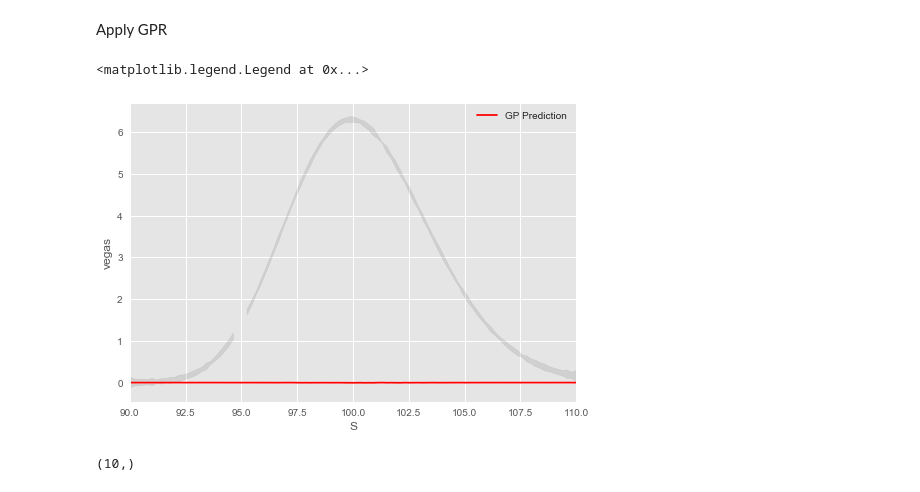
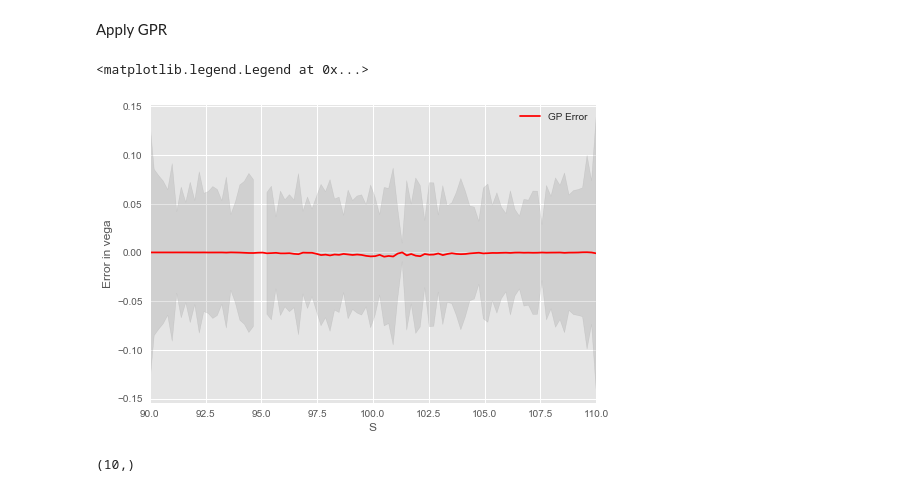
Before and after one commit to xiwenjin/Bayesian-modeling, a Jupyter notebook: fit GPs.ipynb, the cells around one changed output. Drawn from its saved outputs; the diff is of its cells as text; code cells hidden in the pictures.

```diff
--- a/fit GPs.ipynb
+++ b/fit GPs.ipynb
@@ -292,21 +292,21 @@ var = rbf(test_x).eval() - np.dot(v.T, v)
 # %%
 # plot with cov band
 up = predict_mean - 2 * (np.sqrt(np.diag(var)))   # 95% confident interval
 down = predict_mean + 2 * (np.sqrt(np.diag(var)))
 
 plt.figure(facecolor='white', edgecolor='black')
-plt.plot(test_x, predict_mean-test_y, color = 'red', label = 'GP Prediction')
+plt.plot(test_x, predict_mean-test_y, color = 'red', label = 'GP Error')
 #plt.plot(train_x, train_y, color = 'black', label = 'Analytical Model')
 #plt.scatter(test_x, test_y, s = 150, color = 'black', marker = "+")
-plt.fill_between(test_x.flatten(), up-test_y, down - tes, color = 'grey', alpha=0.2)
+plt.fill_between(test_x.flatten(), up-test_y, down - test_y, color = 'grey', alpha=0.2)
 plt.grid(True)
 plt.xlim(90, 110)
 plt.xlabel('S')
-plt.ylabel('vegas')
+plt.ylabel('Error in vega')
 plt.legend(loc = 'best', prop={'size':10})
 # %% [output]
 <matplotlib.legend.Legend at 0x...>
-[figure, old version]
+[figure, new version]
 # %%
 np.shape(np.array(down))
 # %% [output]
```
Also changed, not shown: parts of 2 cells of this notebook.
